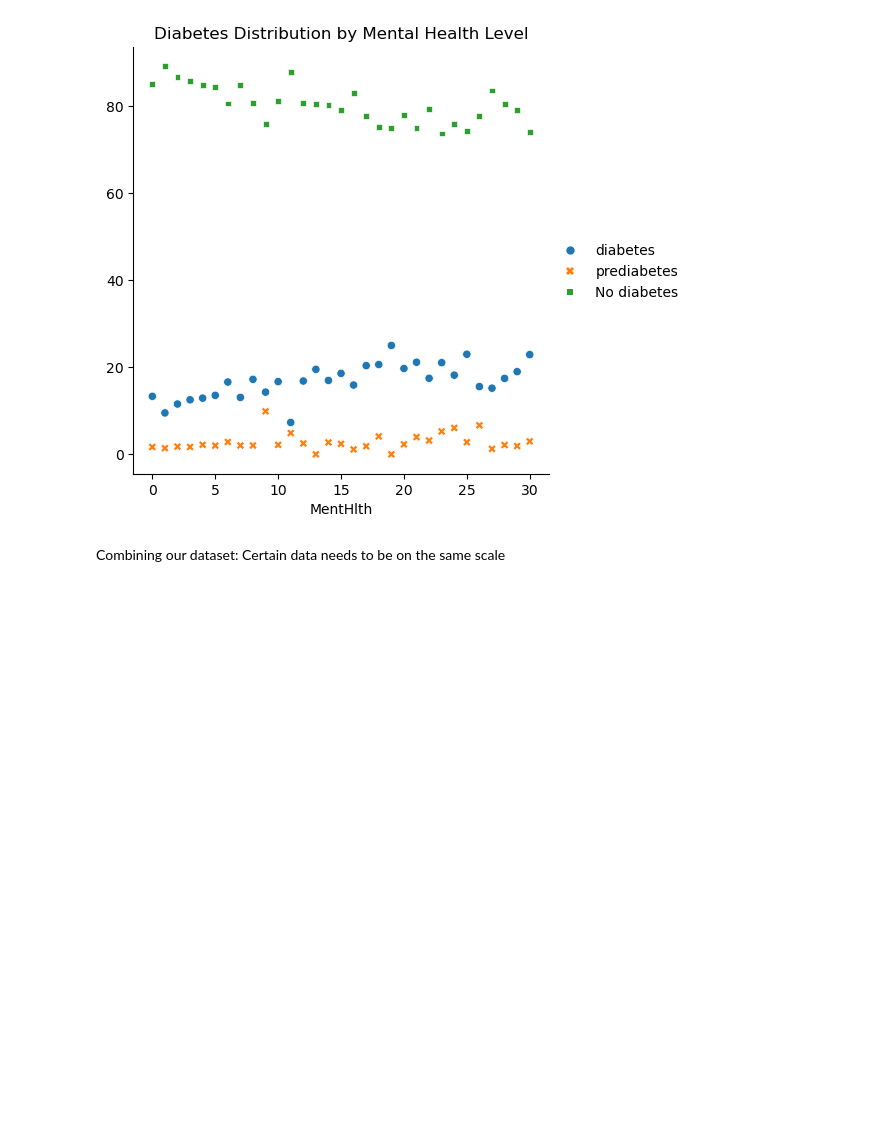
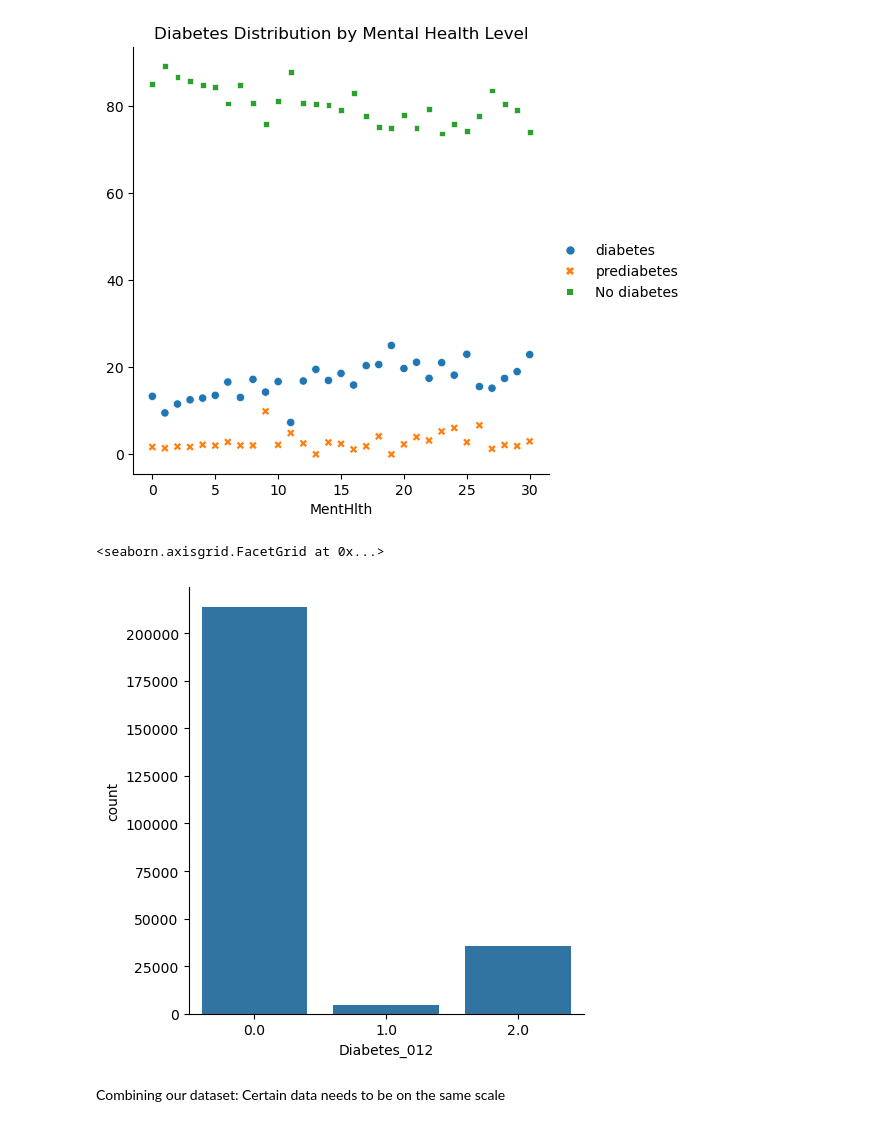
Before and after one commit to CS133-DataVisualization/term-project-group-9, a Jupyter notebook: Project Assignments/P2_categorical_interactive_transform.ipynb, the cells around one changed output. Drawn from its saved outputs; the diff is of its cells as text; code cells hidden in the pictures; blank space fills up the shorter version.

Commit message:
Update P2_categorical_interactive_transform.ipynb
Added combined data plots, rewrote some components

```diff
--- a/Project Assignments/P2_categorical_interactive_transform.ipynb
+++ b/Project Assignments/P2_categorical_interactive_transform.ipynb
@@ -368,6 +371,11 @@ plt.title("Diabetes Distribution by Mental Health Level")
 # %% [output]
 Text(0.5, 1.0, 'Diabetes Distribution by Mental Health Level')
 [figure]
+# %%
+sns.catplot(data2, x='Diabetes_012', kind='count')
+# %% [output]
+<seaborn.axisgrid.FacetGrid at 0x...>
+[figure, added]
 # %% [markdown]
 Combining our dataset: Certain data needs to be on the same scale
 # %%
```
Also changed, not shown: parts of 14 cells of this notebook.
